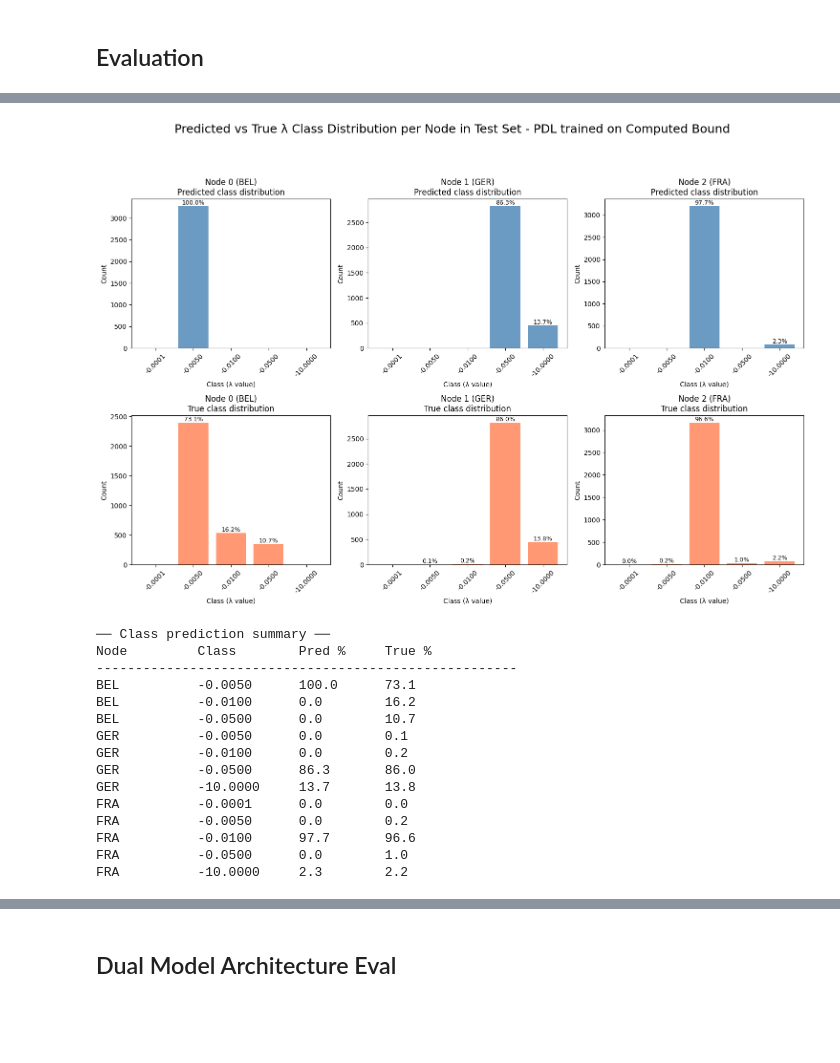
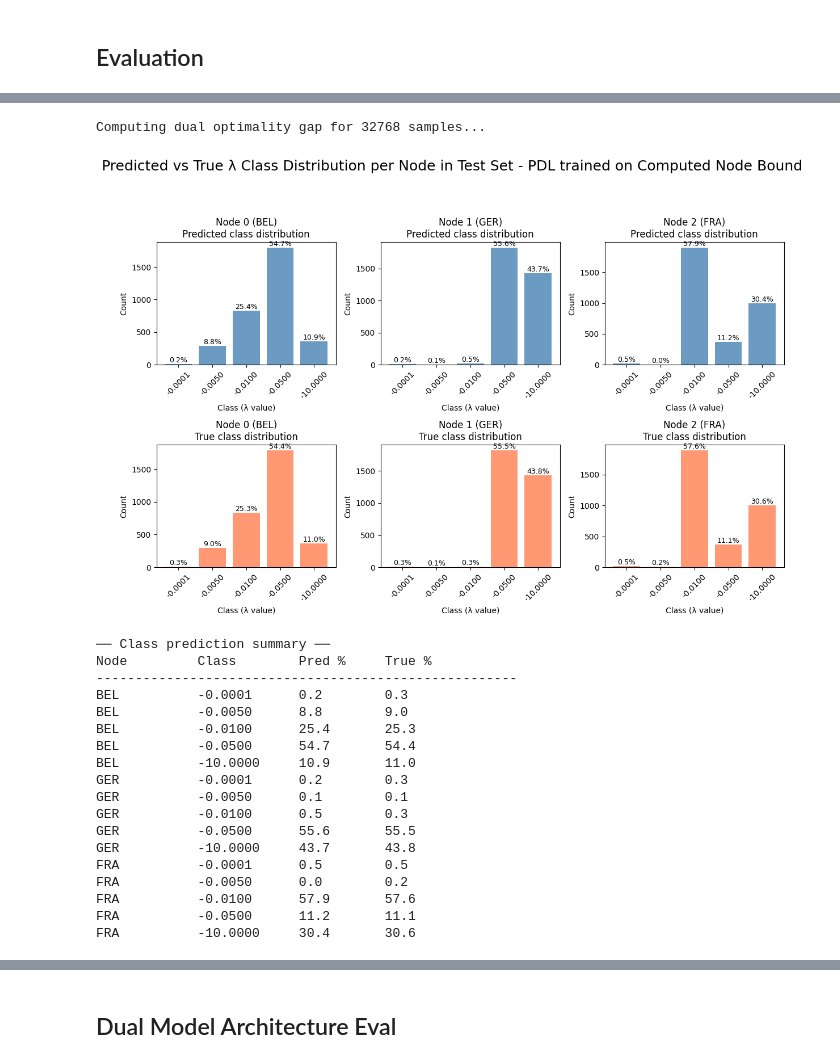
Before and after one commit to PeterrHH/ML-Enhanced-Benders, a Jupyter notebook: evaluate_dual.ipynb, the cells around one changed output, grey strips where cells are left out. Cells and saved outputs as stored; diff of their text form; code cells hidden in the pictures; blank space fills up the shorter version.

```diff
--- a/evaluate_dual.ipynb
+++ b/evaluate_dual.ipynb
@@ -57,7 +57,7 @@ def get_dual_output(json_path, dual_path, data, if_run_test = True):
         mu_pred, lamb_pred = dual_net(X)
 
 
-    return mu_pred, lamb_pred, mu_true, lamb_true, dual_net, y_true
+    return mu_pred, lamb_pred, mu_true, lamb_true, dual_net, y_true, X
 # %%
 def print_dual_lamb_dist(data, lamb_true,  lamb_pred):
     '''
@@ -79,7 +79,7 @@ def plot_lambda_dist(data, dual_net, lamb_pred, lamb_true, title = "Predicted vs
     class_values = dual_net.classes.numpy()
     class_labels = [f"{v:.4f}" for v in class_values]
 
-    fig, axes = plt.subplots(2, data.num_n, figsize=(5 * data.num_n, 10))
+    fig, axes = plt.subplots(2, data.num_n, figsize=(4* data.num_n, 8))
 
     # Big overall title
     fig.suptitle(title, fontsize=18, y=1.02)
@@ -234,10 +234,12 @@ def compute_dual_opt_gap_percent(
 # %%
 import pickle
 data_path = "data/ED_data/Constraint/3Loc/ED_NB-G-F_GB2-G2-F2_L3_c0_s0_p0_ui_constraint1000_smp15_GenConst_lbFalse_renewMaxInvTrue.pkl" # COnstrainted
-data_path = "data/ED_data/ED_NB-G-F_GB2-G2-F2_L3_c0_s0_p0_smp15.pkl"
+orig_data_path = "data/ED_data/ED_NB-G-F_GB2-G2-F2_L3_c0_s0_p0_smp15.pkl"
+node_const_data_path = "data/ED_data/Constraint/3Loc/ED_NB-G-F_GB2-G2-F2_L3_c0_s0_p0_ui_constraint1000_smp15_GenConst_lbFalse_renewPerc90_NodeConst.pkl"
 
 
-data = pickle.load(open(data_path, 'rb'))
+orig_data = pickle.load(open(orig_data_path, 'rb'))
+node_const_data = pickle.load(open(node_const_data_path, 'rb'))
 
 # Load trained dual net
 from networks import DualClassificationNetEndToEnd
@@ -247,11 +249,13 @@ base_path = "outputs/PDL/ED/3Nodes-FraBelGer"
 # base_path = ""
 
 
-# exp_path = "Constraint/learn_primal:True_train:0.8_rho:0.5_rhomax:5000_alpha:10_L:10-BaselineConst2" # baseline in Const Model
-
+exp_path = "Constraint/learn_primal:True_train:0.8_rho:0.5_rhomax:5000_alpha:10_L:10-BaselineConst2" # baseline in Const Model
+#exp_path = "Constraint/learn_primal:True_train:0.8_rho:0.5_rhomax:5000_alpha:10_L:10-OracleClassification"
 #exp_path = "Constraint/learn_primal:True_train:0.8_rho:0.5_rhomax:5000_alpha:10_L:10-ConstBaselineSeperateHead"
 #exp_path = "Constraint/learn_primal:True_train:0.8_rho:0.5_rhomax:5000_alpha:10_L:10-SepearteHeadNormbyObj"
 exp_path = "learn_primal:True_train:0.8_rho:0.5_rhomax:5000_alpha:10_L:10-BendersBaseline"
+exp_path = "Constraint/learn_primal:True_train:0.8_rho:0.5_rhomax:5000_alpha:10_L:10-ConstNodeBoundSupervisedDual"
+
 # json_path = os.path.join(base_path, exp_path, "repeat:0", "args.json")
 # exp_path = "experiment-output/ch7/3nodes/dual_model"
 # exp_path = "learn_primal:True_train:0.8_rho:0.5_rhomax:5000_alpha:10_L:10-BaselineSeperateHead"
@@ -273,20 +313,26 @@ compute_dual_opt_gap_percent(dual_net,data)
 # %%
+mu_pred, lamb_pred, mu_true, lamb_true, dual_net, y_true, X = get_dual_output(json_path, dual_path, node_const_data, if_run_test=True)
+compute_dual_opt_gap_percent(dual_net,node_const_data)
 
-plot_lambda_dist(data, dual_net, lamb_pred, lamb_true, title = "Predicted vs True λ Class Distribution per Node in Test Set - PDL trained on Computed Bound")
+plot_lambda_dist(node_const_data, dual_net, lamb_pred, lamb_true, title = "Predicted vs True λ Class Distribution per Node in Test Set - PDL trained on Computed Node Bound")
 # %% [output]
+Computing dual optimality gap for 32768 samples...
-[figure, old version]
+[figure, new version]
-── Class prediction summary ──
-Node         Class        Pred %     True %
-------------------------------------------------------
-BEL          -0.0050      100.0      73.1
-BEL          -0.0100      0.0        16.2
-BEL          -0.0500      0.0        10.7
-GER          -0.0050      0.0        0.1
-GER          -0.0100      0.0        0.2
-GER          -0.0500      86.3       86.0
-GER          -10.0000     13.7       13.8
-FRA          -0.0001      0.0        0.0
-FRA          -0.0050      0.0        0.2
-FRA          -0.0100      97.7       96.6
-FRA          -0.0500      0.0        1.0
-FRA          -10.0000     2.3        2.2
+── Class prediction summary ──
+Node         Class        Pred %     True %
+------------------------------------------------------
+BEL          -0.0001      0.2        0.3
+BEL          -0.0050      8.8        9.0
+BEL          -0.0100      25.4       25.3
+BEL          -0.0500      54.7       54.4
+BEL          -10.0000     10.9       11.0
+GER          -0.0001      0.2        0.3
+GER          -0.0050      0.1        0.1
+GER          -0.0100      0.5        0.3
+GER          -0.0500      55.6       55.5
+GER          -10.0000     43.7       43.8
+FRA          -0.0001      0.5        0.5
+FRA          -0.0050      0.0        0.2
+FRA          -0.0100      57.9       57.6
+FRA          -0.0500      11.2       11.1
+FRA          -10.0000     30.4       30.6
```
Also changed, not shown: parts of 30 cells of this notebook, 15 other files.
